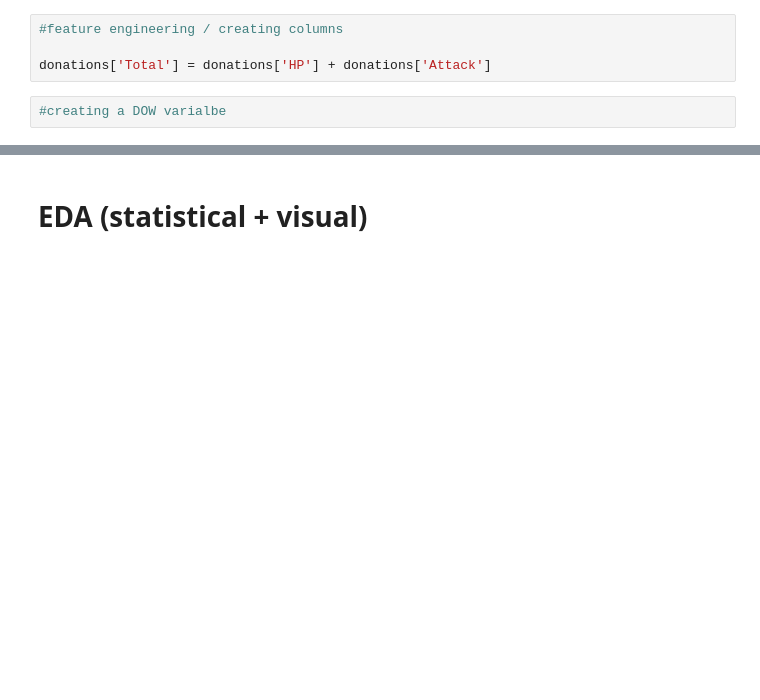
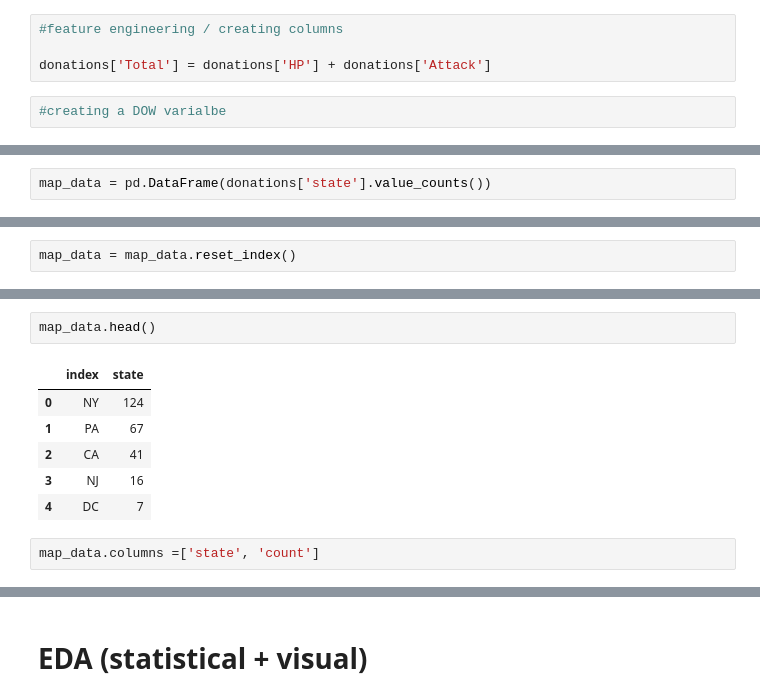
Before and after one commit to wcrowley342/Donordata, a Jupyter notebook: Donation_Data_Analysis.ipynb, the cells around one changed output, grey strips where cells are left out. Drawn from its saved outputs; the diff is of its cells as text; blank space fills up the shorter version.

```diff
--- a/Donation_Data_Analysis.ipynb
+++ b/Donation_Data_Analysis.ipynb
@@ -122,0 +135,2 @@ donations['Total'] = donations['HP'] + donations['Attack']
+# %%
+map_data = pd.DataFrame(donations['state'].value_counts())
@@ -122,0 +146,2 @@ donations['Total'] = donations['HP'] + donations['Attack']
+# %%
+map_data = map_data.reset_index()
@@ -122,0 +160,11 @@ donations['Total'] = donations['HP'] + donations['Attack']
+# %%
+map_data.head()
+# %% [output]
+|  | index | state |
+| 0 | NY | 124 |
+| 1 | PA | 67 |
+| 2 | CA | 41 |
+| 3 | NJ | 16 |
+| 4 | DC | 7 |
+# %%
+map_data.columns =['state', 'count']
```
Also changed, not shown: parts of 17 cells of this notebook.
